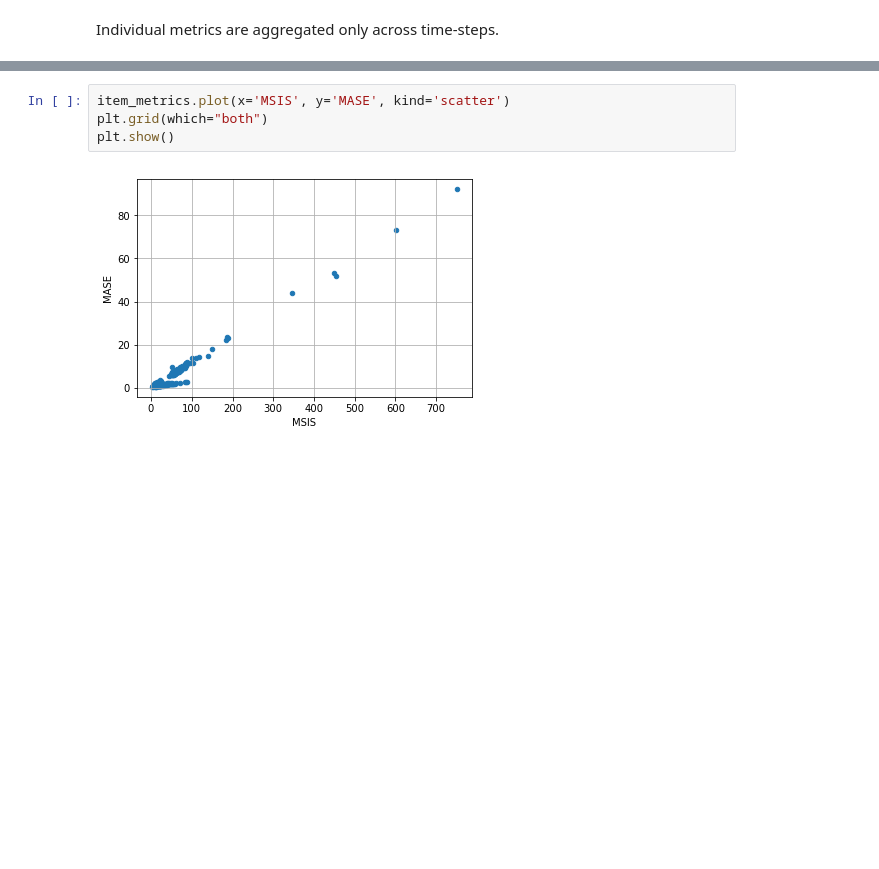
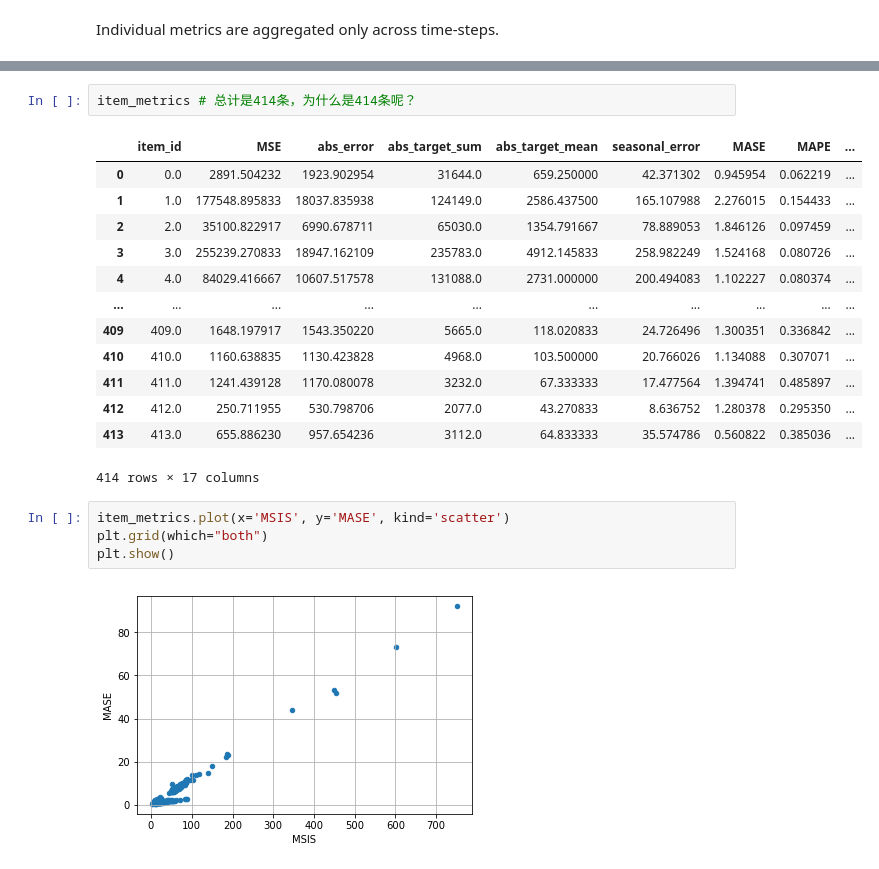
Before and after one commit to ck032/gluon-ts, a Jupyter notebook: examples/official_tutorials/tutorial.ipynb, the cells around one changed output, grey strips where cells are left out. Cells and saved outputs as stored; diff of their text form; blank space fills up the shorter version.

```diff
--- a/examples/official_tutorials/tutorial.ipynb
+++ b/examples/official_tutorials/tutorial.ipynb
@@ -469,3 +508,19 @@ item_metrics.head()
+# %%
+item_metrics # 总计是414条，为什么是414条呢？
+# %% [output]
+|  | item_id | MSE | abs_error | abs_target_sum | abs_target_mean | seasonal_error | MASE | MAPE | ... |
+| 0 | 0.0 | 2891.504232 | 1923.902954 | 31644.0 | 659.250000 | 42.371302 | 0.945954 | 0.062219 | ... |
+| 1 | 1.0 | 177548.895833 | 18037.835938 | 124149.0 | 2586.437500 | 165.107988 | 2.276015 | 0.154433 | ... |
+| 2 | 2.0 | 35100.822917 | 6990.678711 | 65030.0 | 1354.791667 | 78.889053 | 1.846126 | 0.097459 | ... |
+| 3 | 3.0 | 255239.270833 | 18947.162109 | 235783.0 | 4912.145833 | 258.982249 | 1.524168 | 0.080726 | ... |
+| 4 | 4.0 | 84029.416667 | 10607.517578 | 131088.0 | 2731.000000 | 200.494083 | 1.102227 | 0.080374 | ... |
+| ... | ... | ... | ... | ... | ... | ... | ... | ... | ... |
+| 409 | 409.0 | 1648.197917 | 1543.350220 | 5665.0 | 118.020833 | 24.726496 | 1.300351 | 0.336842 | ... |
+| 410 | 410.0 | 1160.638835 | 1130.423828 | 4968.0 | 103.500000 | 20.766026 | 1.134088 | 0.307071 | ... |
+| 411 | 411.0 | 1241.439128 | 1170.080078 | 3232.0 | 67.333333 | 17.477564 | 1.394741 | 0.485897 | ... |
+| 412 | 412.0 | 250.711955 | 530.798706 | 2077.0 | 43.270833 | 8.636752 | 1.280378 | 0.295350 | ... |
+| 413 | 413.0 | 655.886230 | 957.654236 | 3112.0 | 64.833333 | 35.574786 | 0.560822 | 0.385036 | ... |
+414 rows × 17 columns
 # %%
 item_metrics.plot(x='MSIS', y='MASE', kind='scatter')
 plt.grid(which="both")
```
Also changed, not shown: parts of 17 cells of this notebook.
